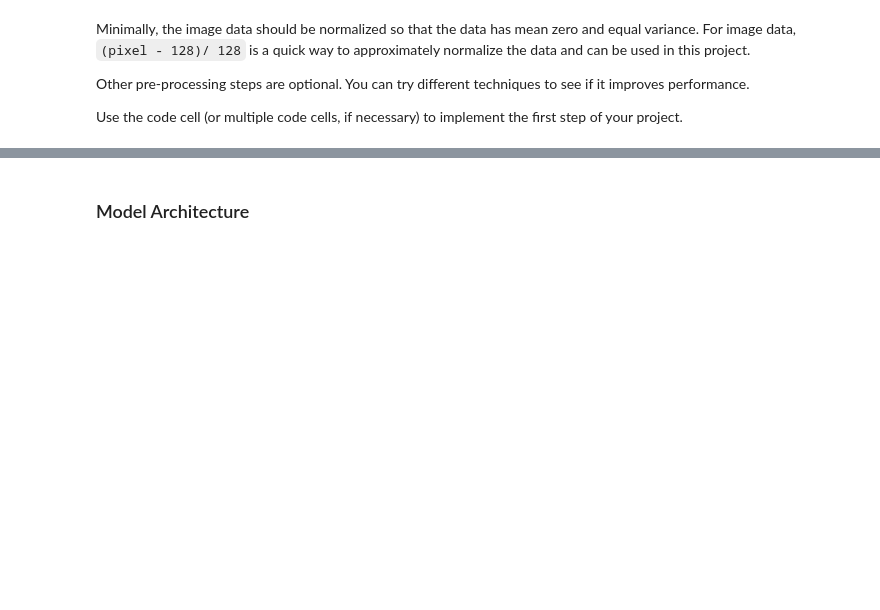
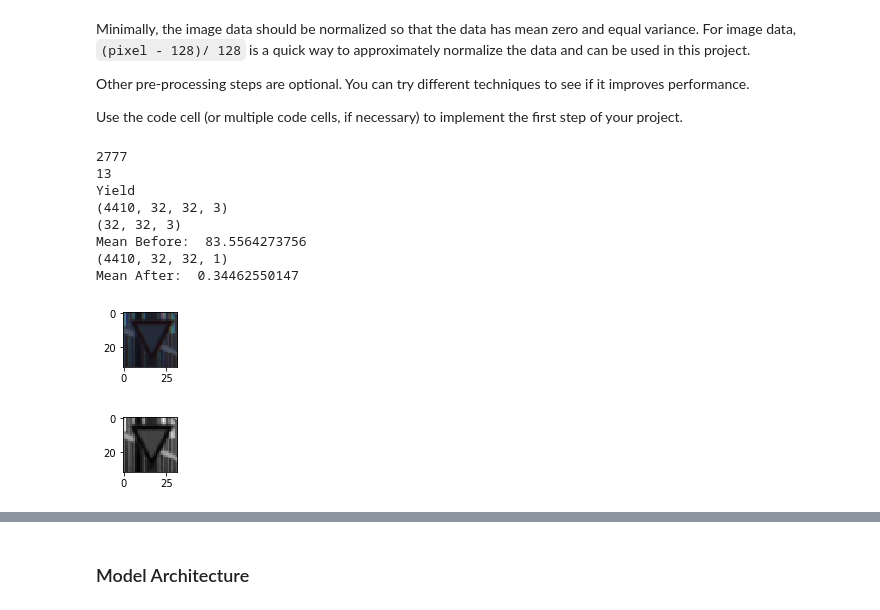
Before and after one commit to jonam85/CarND-Traffic-Sign-Classifier-Project, a Jupyter notebook: Traffic_Sign_Classifier.ipynb, the cells around one changed output, grey strips where cells are left out. Drawn from its saved outputs; the diff is of its cells as text; code cells hidden in the pictures; blank space fills up the shorter version.

```diff
--- a/Traffic_Sign_Classifier.ipynb
+++ b/Traffic_Sign_Classifier.ipynb
@@ -367,43 +416,55 @@ Use the code cell (or multiple code cells, if necessary) to implement the first
 # %%
 ### Preprocess the data here. It is required to normalize the data. Other preprocessing steps could include
 ### converting to grayscale, etc.
 ### Feel free to use as many code cells as needed.
 
 
 # Get a random image to display
-index = random.randint(0, len(y_train))
-image = X_train[index].squeeze()
+index = random.randint(0, len(y_valid))
+image = X_valid[index].squeeze()
 print(index)
 
 # Display the random image
 plt.figure(figsize=(1,1))
 plt.imshow(image)
-print(y_train[index])
-print(SignNames[ClassIDs.index(str(y_train[index]))])
+print(y_valid[index])
+print(SignNames[ClassIDs.index(str(y_valid[index]))])
+print(X_valid.shape)
+print(X_valid[index].shape)
+# Normalize - CV2 Equalize Histogram
+# X_train_normalized_cv2 = X_train
+#cv2.cvtColor(X_train, X_train_normalized_cv2, cv2.COLOR_RGB2GRAY)
+def NormalizeAndEqualize(Data):
+    Normalized_Data = []
+    for i in range(len(Data)):
+        Norm_Image = cv2.cvtColor(Data[i],cv2.COLOR_RGB2GRAY)
+        #Norm_Image = cv2.equalizeHist(Norm_Image)
+        Norm_Image = ((Norm_Image - np.min(Norm_Image))/((np.max(Norm_Image) - np.min(Norm_Image))))
 
-# Find out which option suits for optimal learning
-# Preprocess data to convert to grayscale
-X_train_gry = np.sum(X_train/3, axis=3, keepdims=True)
+        Normalized_Data.append(Norm_Image)
+
+    Normalized_Data = np.array(Normalized_Data)
+    Normalized_Data = np.expand_dims(Normalized_Data,axis=3)
+    return Normalized_Data
+
+print("Mean Before: ", np.mean(X_valid))
+X_Valid_Norm = NormalizeAndEqualize(X_valid)
+
 plt.figure(figsize=(1,1))
-plt.imshow(X_train_gry[index].squeeze(), cmap='gray')
-
-# Normalize to grayscale image - mean method
-X_train_normalized = (X_train_gry - 128)/128
-plt.figure(figsize=(1,1))
-plt.imshow(X_train_normalized[index].squeeze() , cmap='gray')
-
-# Normalize to grayscale - human visualization method
-X_train_gray1 = np.dot(X_train[...,:3], [0.299, 0.587, 0.114])
-plt.figure(figsize=(1,1))
-plt.imshow(X_train_gray1[index].squeeze(), cmap='gray')
-
-# Normalize - CV2 Equalize Histogram
-X_train_normalized_cv2 = X_train
-#cv2.cvtColor(X_train, X_train_normalized_cv2, cv2.COLOR_RGB2GRAY)
-X_train_normalized_cv2 = cv2.cvtColor(X_train_normalized_cv2[index],cv2.COLOR_RGB2GRAY)
-#X_train_normalized_cv2[index]
-X_train_normalized_cv2 = cv2.equalizeHist(X_train_normalized_cv2)
-plt.figure(figsize=(1,1))
-plt.imshow(X_train_normalized_cv2, cmap='gray')
+image = X_Valid_Norm[index].squeeze()
+plt.imshow(image, cmap = 'gray')
+print(X_Valid_Norm.shape)
+print("Mean After: ", np.mean(X_Valid_Norm))
+# %% [output]
+2777
+13
+Yield
+(4410, 32, 32, 3)
+(32, 32, 3)
+Mean Before:  83.5564273756
+(4410, 32, 32, 1)
+Mean After:  0.34462550147
+[figure, added]
+[figure, added]
 # %%
 
```
Also changed, not shown: parts of 37 cells of this notebook, 30 other files.
